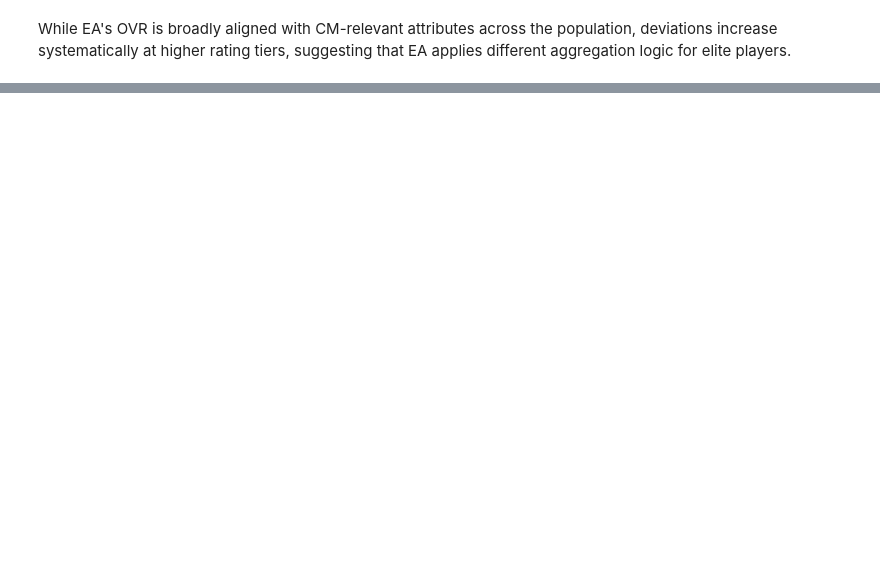
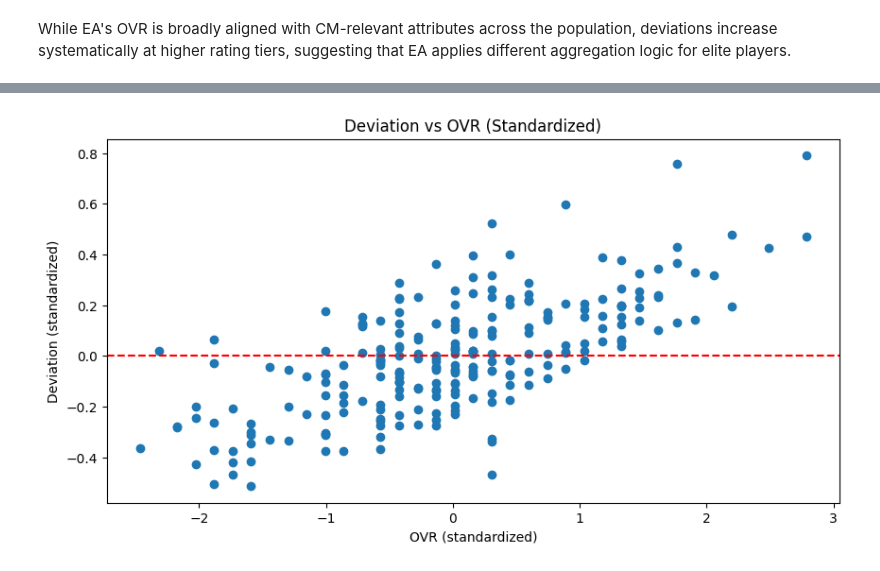
Before and after one commit to an1rudhrawat/EAFC-Dataset-Analysis, a Jupyter notebook: EAFC (1).ipynb, the cells around one changed output, grey strips where cells are left out. Saved outputs shown, nothing was run; the diff lists cells and outputs as text; code cells hidden in the pictures; blank space fills up the shorter version.

```diff
--- a/EAFC (1).ipynb
+++ b/EAFC (1).ipynb
@@ -711,0 +1030,10 @@ While EA's OVR is broadly aligned with CM-relevant attributes across the populat
+# %%
+plt.figure(figsize=(10,5))
+plt.scatter(female_cm['OVR_Z'],female_cm['Deviation_Z'])
+plt.axhline(0, linestyle='--',color='red')
+plt.xlabel('OVR (standardized)')
+plt.ylabel('Deviation (standardized)')
+plt.title('Deviation vs OVR (Standardized)')
+plt.show()
+# %% [output]
+[figure, added]
```
Also changed, not shown: parts of 25 cells of this notebook.
